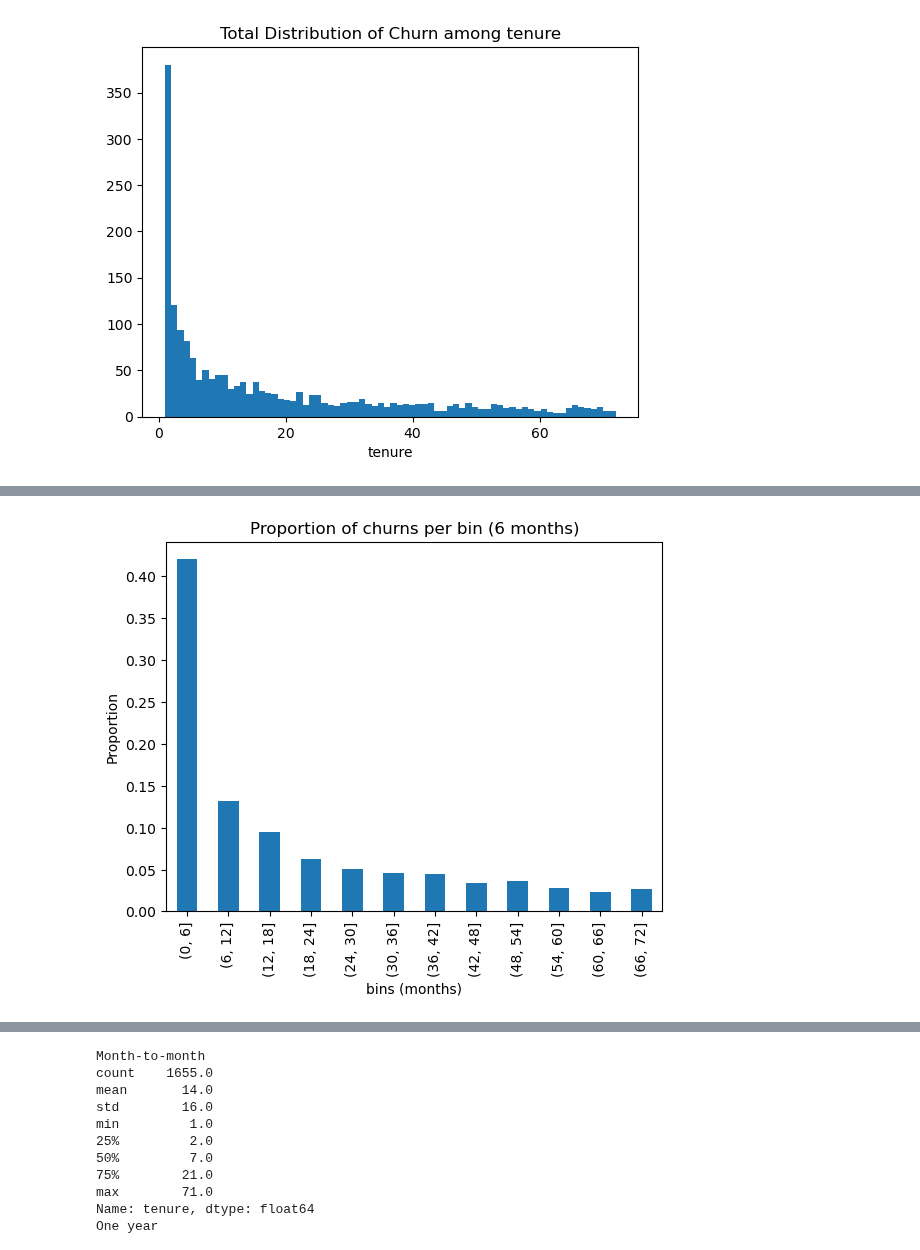
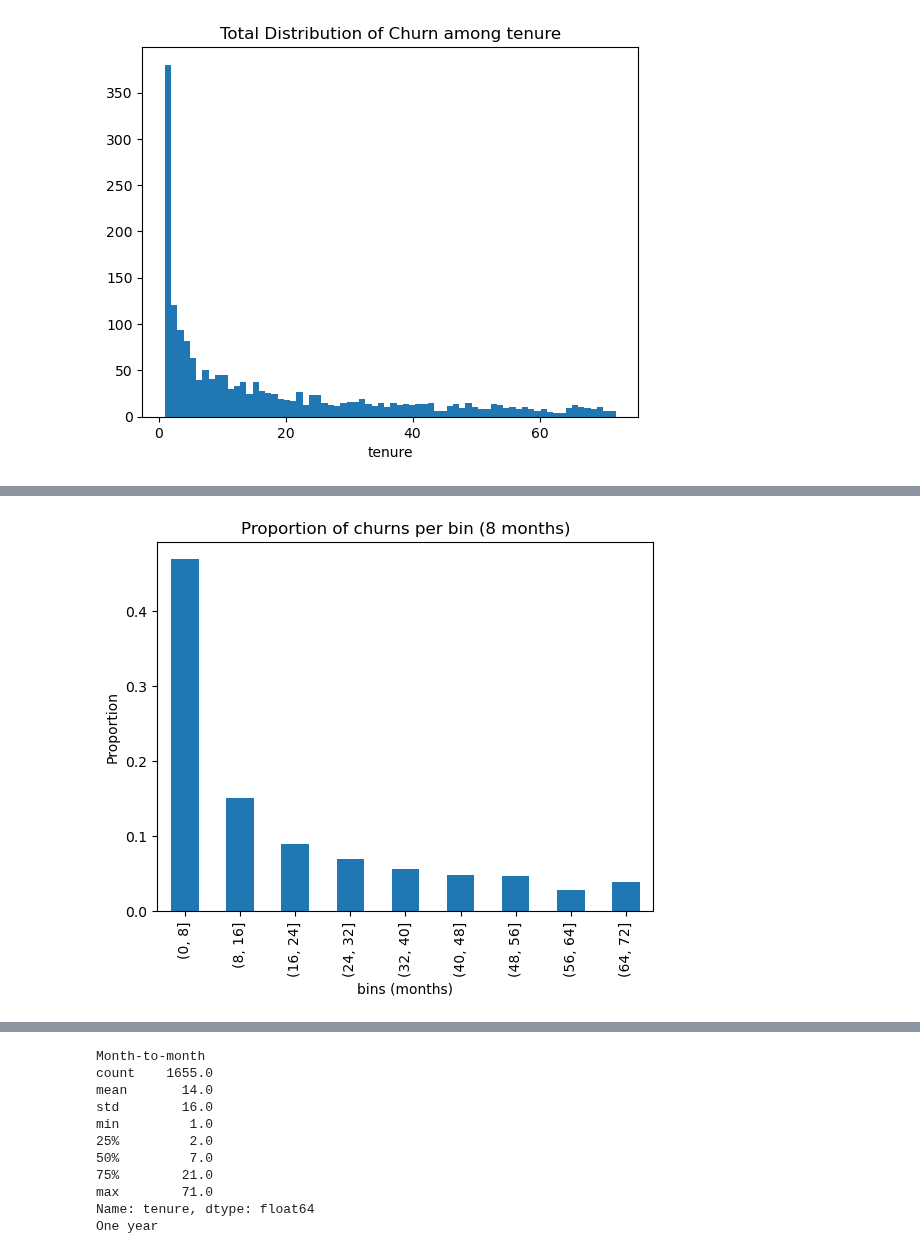
Before and after one commit to emsif84/churn_prediction, a Jupyter notebook: exploratory_data_analysis.ipynb, the cells around one changed output, grey strips where cells are left out. Cells and saved outputs as stored; diff of their text form; code cells hidden in the pictures.

```diff
--- a/exploratory_data_analysis.ipynb
+++ b/exploratory_data_analysis.ipynb
@@ -239,16 +239,16 @@ plt.show()
 # %%
 ##Binning tenure to explore the proportion of churn per bin
 data_bins = data.copy()
 data_bins = data_bins[data_bins.Churn == 'Yes']
-data_bins['tenure_bin'] = pd.cut(x=data_bins['tenure'],bins=np.arange(0,73,6))
+data_bins['tenure_bin'] = pd.cut(x=data_bins['tenure'],bins=np.arange(0,73,8))
 
 data_bins.tenure_bin.value_counts(normalize=True).sort_index().plot.bar()
-plt.title('Proportion of churns per bin (6 months)')
+plt.title('Proportion of churns per bin (8 months)')
 plt.ylabel('Proportion')
 plt.xlabel('bins (months)')
 plt.show()
 # %% [output]
-[figure, old version]
+[figure, new version]
 # %%
 data_bins.tenure_bin.value_counts(normalize=True).sort_index().round(2)
 # %% [output]
```
Also changed, not shown: parts of 4 cells of this notebook.
